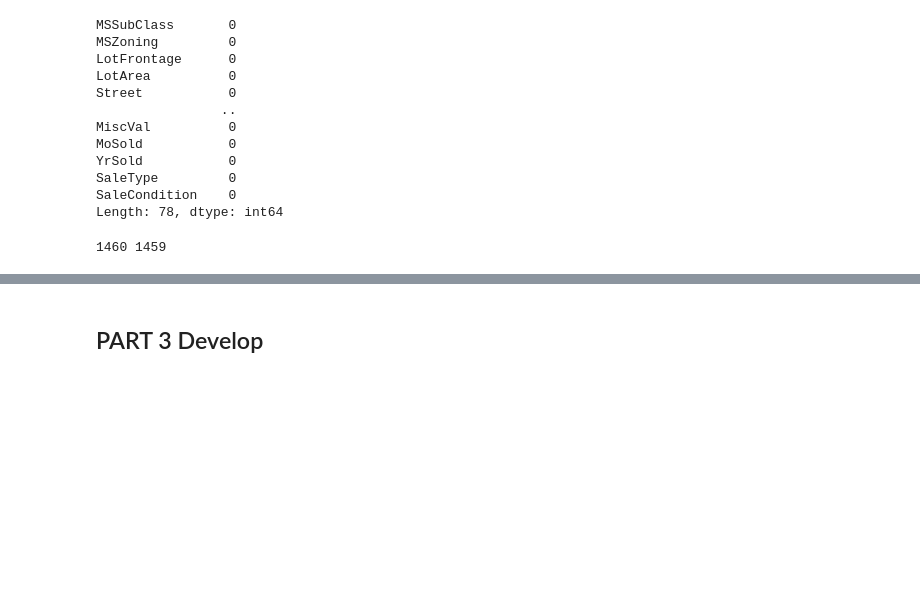
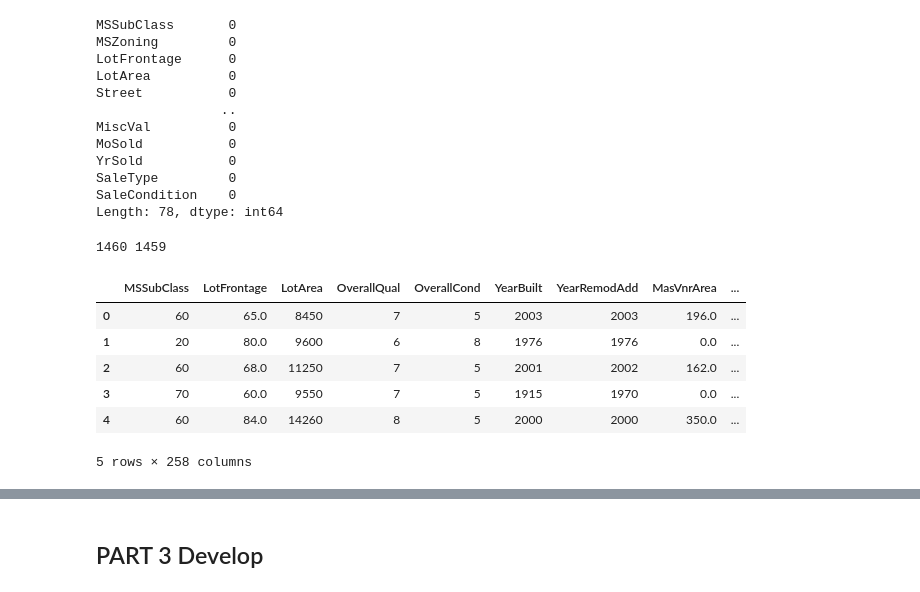
Before and after one commit to smluv4ever/DSProject2_HousePrice, a Jupyter notebook: HousePrice.ipynb, the cells around one changed output, grey strips where cells are left out. Saved outputs shown, nothing was run; the diff lists cells and outputs as text; code cells hidden in the pictures; blank space fills up the shorter version.

```diff
--- a/HousePrice.ipynb
+++ b/HousePrice.ipynb
@@ -319,4 +319,18 @@ print(ntrain, ntest)
 train_filled = pd.DataFrame(all_data[:ntrain])
 train_target = train['SalePrice']
 test_filled = pd.DataFrame(all_data[ntrain:])
+# %%
+#drop object columns and concat the dummies
+train_dummies = pd.get_dummies(train_filled[['MSZoning','Street','Alley','LotShape','LandContour','LotConfig','LandSlope','Neighborhood','Condition1','Condition2','BldgType','HouseStyle','RoofStyle','RoofMatl','Exterior1st','Exterior2nd','MasVnrType','ExterQual','ExterCond','Foundation','BsmtQual','BsmtCond','BsmtExposure','BsmtFinType1','BsmtFinType2','Heating','HeatingQC','CentralAir','Electrical','KitchenQual','Functional','FireplaceQu','GarageType','GarageFinish','GarageQual','GarageCond','PavedDrive','PoolQC','Fence','MiscFeature','SaleType','SaleCondition']],drop_first=True)
+train_filled.drop(['MSZoning','Street','Alley','LotShape','LandContour','LotConfig','LandSlope','Neighborhood','Condition1','Condition2','BldgType','HouseStyle','RoofStyle','RoofMatl','Exterior1st','Exterior2nd','MasVnrType','ExterQual','ExterCond','Foundation','BsmtQual','BsmtCond','BsmtExposure','BsmtFinType1','BsmtFinType2','Heating','HeatingQC','CentralAir','Electrical','KitchenQual','Functional','FireplaceQu','GarageType','GarageFinish','GarageQual','GarageCond','PavedDrive','PoolQC','Fence','MiscFeature','SaleType','SaleCondition'],axis=1,inplace=True)
+train_filled_concat = pd.concat([train_filled, train_dummies], axis=1)
+train_filled_concat.head()
+# %% [output]
+|  | MSSubClass | LotFrontage | LotArea | OverallQual | OverallCond | YearBuilt | YearRemodAdd | MasVnrArea | ... |
+| 0 | 60 | 65.0 | 8450 | 7 | 5 | 2003 | 2003 | 196.0 | ... |
+| 1 | 20 | 80.0 | 9600 | 6 | 8 | 1976 | 1976 | 0.0 | ... |
+| 2 | 60 | 68.0 | 11250 | 7 | 5 | 2001 | 2002 | 162.0 | ... |
+| 3 | 70 | 60.0 | 9550 | 7 | 5 | 1915 | 1970 | 0.0 | ... |
+| 4 | 60 | 84.0 | 14260 | 8 | 5 | 2000 | 2000 | 350.0 | ... |
+5 rows × 258 columns
 # %%
```
Also changed, not shown: parts of 22 cells of this notebook.
